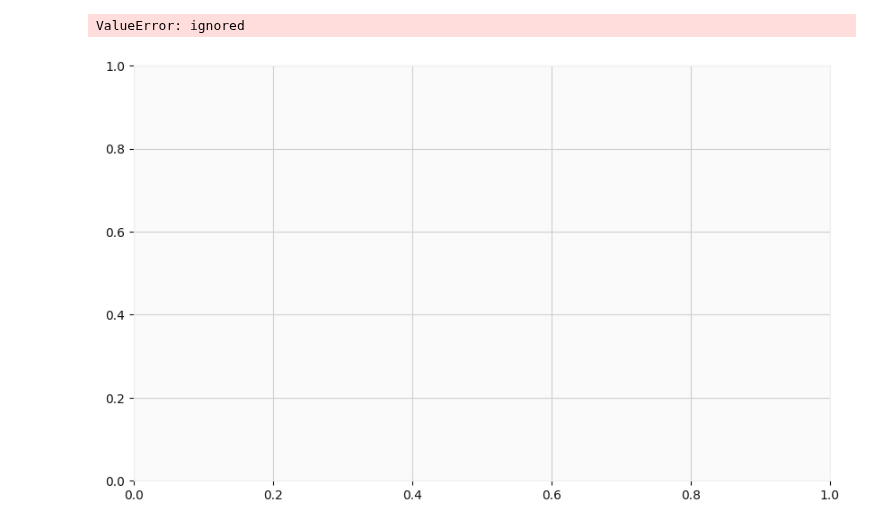
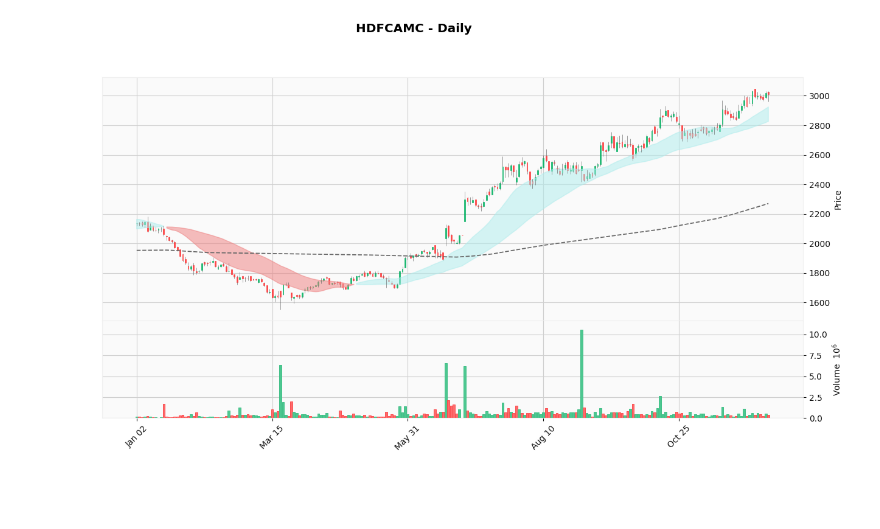
Before and after one commit to ankit-rathi/Quantvesting_v1, a Jupyter notebook: myStocks_Chart_Analysis.ipynb, the cells around one changed output. Cells and saved outputs as stored; diff of their text form; code cells hidden in the pictures; blank space fills up the shorter version.

```diff
--- a/myStocks_Chart_Analysis.ipynb
+++ b/myStocks_Chart_Analysis.ipynb
@@ -118,45 +125,4 @@ get_chart(symbol, 'W')
-# %%
-import pandas as pd
-import mplfinance as mpf
-import matplotlib.pyplot as plt
-
-# Sample data with OHLC (Open, High, Low, Close) prices
-data = {'Date': pd.date_range('2023-01-01', periods=20),
-        'Open': [100, 105, 95, 98, 102, 110, 112, 108, 115, 113, 115, 118, 112, 110, 115, 120, 118, 125, 122, 124],
-        'High': [105, 110, 100, 104, 108, 115, 117, 114, 120, 118, 118, 120, 115, 114, 118, 123, 120, 128, 126, 126],
-        'Low': [98, 100, 90, 94, 98, 105, 108, 104, 110, 108, 112, 115, 108, 106, 110, 115, 112, 120, 118, 120],
-        'Close': [102, 108, 98, 102, 106, 112, 114, 110, 117, 115, 115, 116, 110, 108, 115, 120, 118, 125, 122, 124]}
-
-df = pd.DataFrame(data)
-df.set_index('Date', inplace=True)
-
-# Calculate the Simple Moving Average (SMA)
-sma_window = 3  # Adjust the window size as needed
-df['SMA'] = df['Close'].rolling(window=sma_window).mean()
-
-# Create a figure and axis
-fig, ax = plt.subplots(figsize=(10, 6))
-
-# Define the Bullish and Bearish regions
-bullish_region = df['Close'] > df['SMA']
-bearish_region = df['Close'] < df['SMA']
-
-# Plot candlestick chart
-ap = mpf.make_addplot(df['SMA'], color='orange', secondary_y=False)
-mpf.plot(df, type='candle', ax=ax, style='yahoo', addplot=ap, volume=False)
-
-# Shade the Bullish and Bearish regions
-ax.fill_between(df.index, df['Close'], df['SMA'], where=bullish_region, facecolor='green', alpha=0.3)
-ax.fill_between(df.index, df['Close'], df['SMA'], where=bearish_region, facecolor='red', alpha=0.3)
-
-# Add Legend manually
-legend_elements = [plt.Line2D([0], [0], color='green', alpha=0.3, lw=10, label='Bullish Region'),
-                   plt.Line2D([0], [0], color='red', alpha=0.3, lw=10, label='Bearish Region'),
-                   plt.Line2D([0], [0], color='orange', label='SMA')]
-ax.legend(handles=legend_elements, loc='upper left')
-
-plt.title('Candlestick Chart with Shaded Region and Legend')
-plt.show()
-# %% [output]
-ValueError: ignored
-[figure, removed]
+# %%
+get_chart(symbol, 'D')
+# %% [output]
+[figure, added]
```
Also changed, not shown: parts of 5 cells of this notebook.
